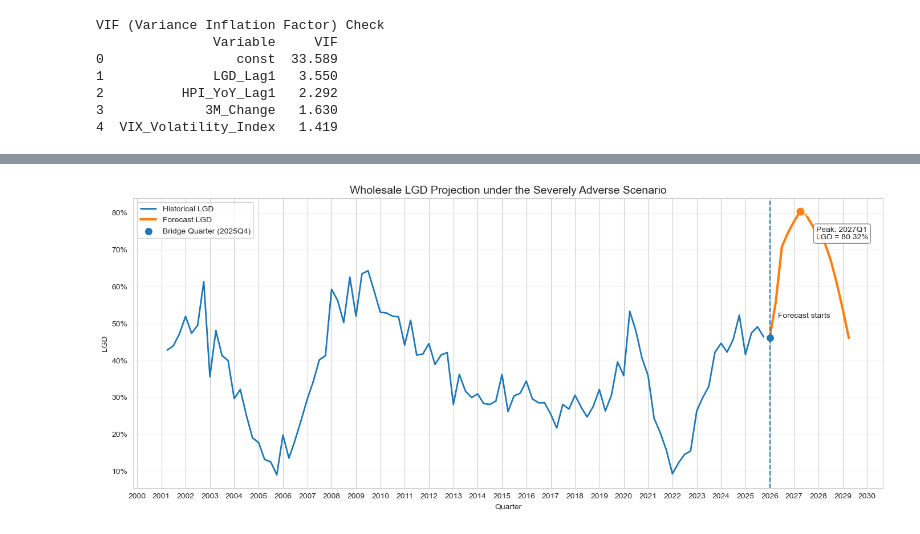
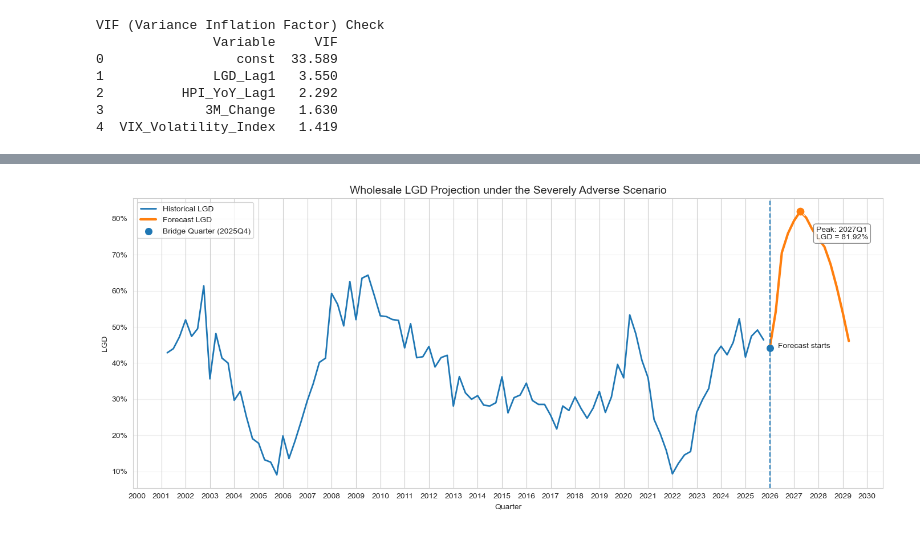
Before and after one commit to kgpai97-lab/ccar-framework, a Jupyter notebook: lgd_wholesale_model.ipynb, the cells around one changed output, grey strips where cells are left out. Cells and saved outputs as stored; diff of their text form; code cells hidden in the pictures.

Commit message:
forecast wholesale LGD under baseline and severly adverse scenario

```diff
--- a/lgd_wholesale_model.ipynb
+++ b/lgd_wholesale_model.ipynb
@@ -550,7 +551,7 @@ VIF (Variance Inflation Factor) Check
 # %%
 # Forecast
 # scenario data
-scenario = pd.read_csv("./raw_data/Severely Adverse Scenario Data.csv").copy()
+scenario = pd.read_csv("./raw_data/2026_Final_Supervisory_Severely_Adverse_Domestic.csv").copy()
 
 scenario["Date"] = scenario["Date"].astype(str).str.replace(" ", "", regex=False)
 scenario["Date"] = pd.PeriodIndex(scenario["Date"], freq="Q")
@@ -590,9 +591,18 @@ scenario["3M_Change"] = scenario["ThreeM_Rate"].diff(1)
 last_actual_q3_lgd = df_model.loc[pd.Period("2025Q3", freq="Q"), "Wholesale_LGD"]
 q_bridge = pd.Period("2025Q4", freq="Q")
 
-hpi_lag1_q4 = scenario.loc[scenario["Date"] == q_bridge, "HPI_YoY_Lag1"].iloc[0]
-d3m_q4 = scenario.loc[scenario["Date"] == q_bridge, "3M_Change"].iloc[0]
-vix_q4 = scenario.loc[scenario["Date"] == q_bridge, "VIX_Volatility_Index"].iloc[0]
+if "HPI_YoY" not in df_macro.columns:
+    df_macro["HPI_YoY"] = df_macro["House_Price_Index"].pct_change(4)
+
+if "3M_Change" not in df_macro.columns:
+    df_macro["3M_Change"] = df_macro["3M_Treasury_Rate"].diff(1)
+
+if "HPI_YoY_Lag1" not in df_macro.columns:
+    df_macro["HPI_YoY_Lag1"] = df_macro["HPI_YoY"].shift(1)
+
+hpi_lag1_q4 = df_macro.loc[q_bridge, "HPI_YoY_Lag1"]
+d3m_q4 = df_macro.loc[q_bridge, "3M_Change"]
+vix_q4 = df_macro.loc[q_bridge, "VIX_Volatility_Index"]
 
 b0 = res.params["const"]
 b1 = res.params["LGD_Lag1"]
@@ -614,6 +624,13 @@ print({
     "3M_Change": b3,
     "VIX_Volatility_Index": b4
 })
+print("Actual 2025Q3 LGD:", round(last_actual_q3_lgd, 6))
+print("Bridge inputs for 2025Q4:")
+print({
+    "HPI_YoY_Lag1_2025Q4": float(hpi_lag1_q4),
+    "3M_Change_2025Q4": float(d3m_q4),
+    "VIX_2025Q4": float(vix_q4)
+})
 print("Predicted 2025Q4 LGD (bridge quarter):", round(lgd_2025q4_hat, 6))
 # %% [output]
 {'const': 0.16379836520473418, 'LGD_Lag1': 0.5168448601784503, 'HPI_YoY_Lag1': -0.5975807844698824, '3M_Change': -0.03068314631946382, 'VIX_Volatility_Index': 0.0020311565948262153}
@@ -765,32 +817,32 @@ plt.annotate(
     xytext=(20, -35),
     textcoords="offset points",
     fontsize=10,
     bbox=dict(boxstyle="round,pad=0.3", fc="white", ec="gray", alpha=0.9),
     arrowprops=dict(arrowstyle="->", lw=1)
 )
 
 # annotate forecast start
 plt.annotate(
     "Forecast starts",
     xy=(forecast_start, bridge_df["Wholesale_LGD"].iloc[0]),
-    xytext=(10, 25),
+    xytext=(10, 0),
     textcoords="offset points",
     fontsize=10
 )
 
 # formatting
 plt.title("Wholesale LGD Projection under the Severely Adverse Scenario", fontsize=14)
 plt.xlabel("Quarter")
 plt.ylabel("LGD")
 
 ax = plt.gca()
 ax.xaxis.set_major_locator(mdates.YearLocator())
 ax.xaxis.set_major_formatter(mdates.DateFormatter("%Y"))
 ax.yaxis.set_major_formatter(PercentFormatter(1.0))
 
 plt.legend(frameon=True)
 plt.grid(True, axis="y", alpha=0.3)
 plt.tight_layout()
 plt.show()
 # %% [output]
-[figure, old version]
+[figure, new version]
```
Also changed, not shown: parts of 18 cells of this notebook, 2 other files.
